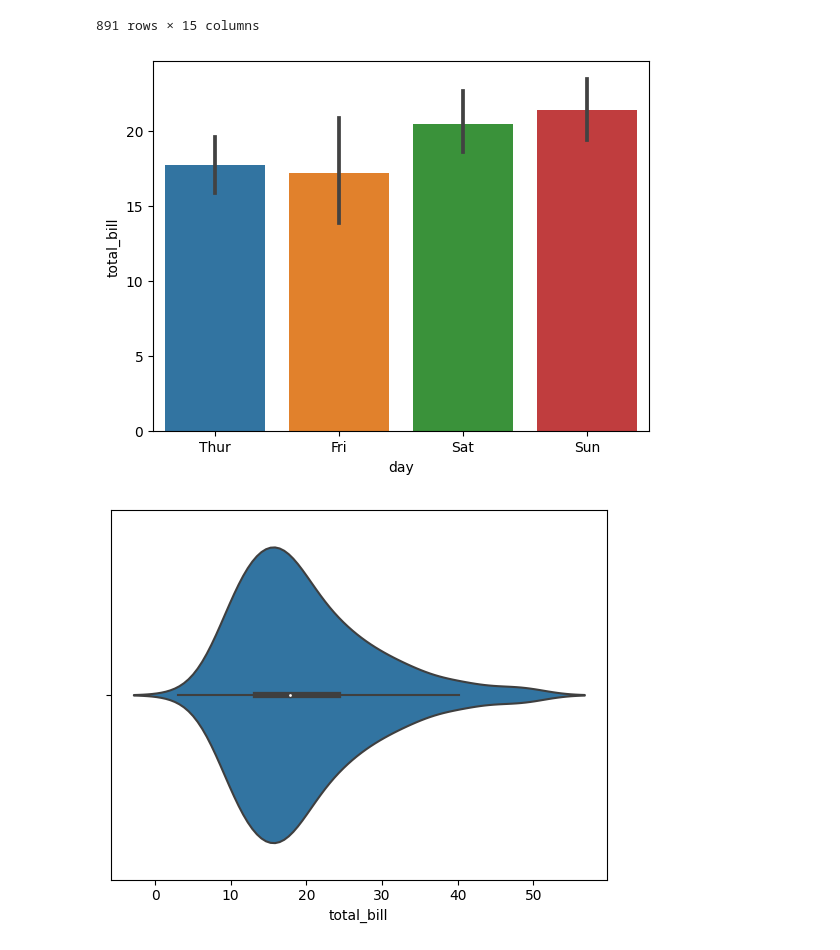
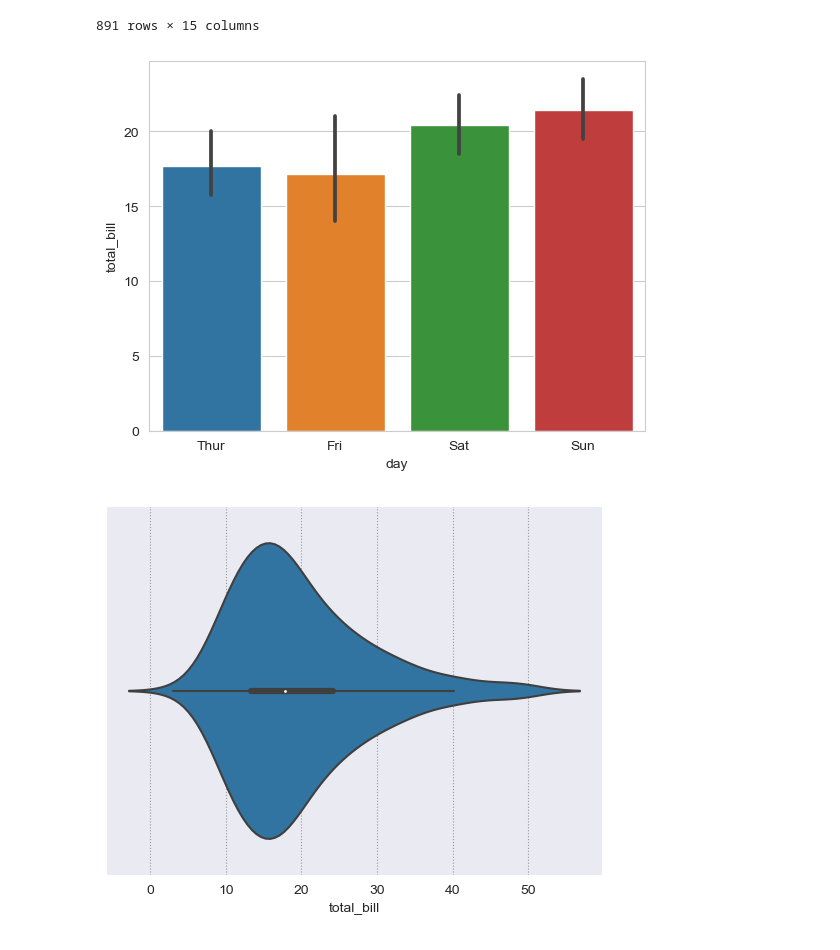
Before and after one commit to SVivekkrishnamurthy/DataScience_ML_Project, a Jupyter notebook: Seaborn.ipynb, the cells around one changed output. Drawn from its saved outputs; the diff is of its cells as text; code cells hidden in the pictures.

```diff
--- a/Seaborn.ipynb
+++ b/Seaborn.ipynb
@@ -104,13 +102,15 @@ titanc
 | 890 | 0 | 3 | male | 32.0 | 0 | 0 | 7.7500 | Q | Third | man | ... |
 891 rows × 15 columns
 # %%
+sns.set_style('whitegrid')
 sns.barplot(x='day', y='total_bill', data=tips)
 plt.show()
 # %% [output]
-[figure, old version]
+[figure, new version]
 # %%
 #Voilinplot
+sns.set_style("darkgrid", {"grid.color": ".6", "grid.linestyle": ":"})
 sns.violinplot(x=tips['total_bill'])
 plt.show()
 # %% [output]
-[figure, old version]
+[figure, new version]
```
Also changed, not shown: parts of 18 cells of this notebook, 14 other files.
